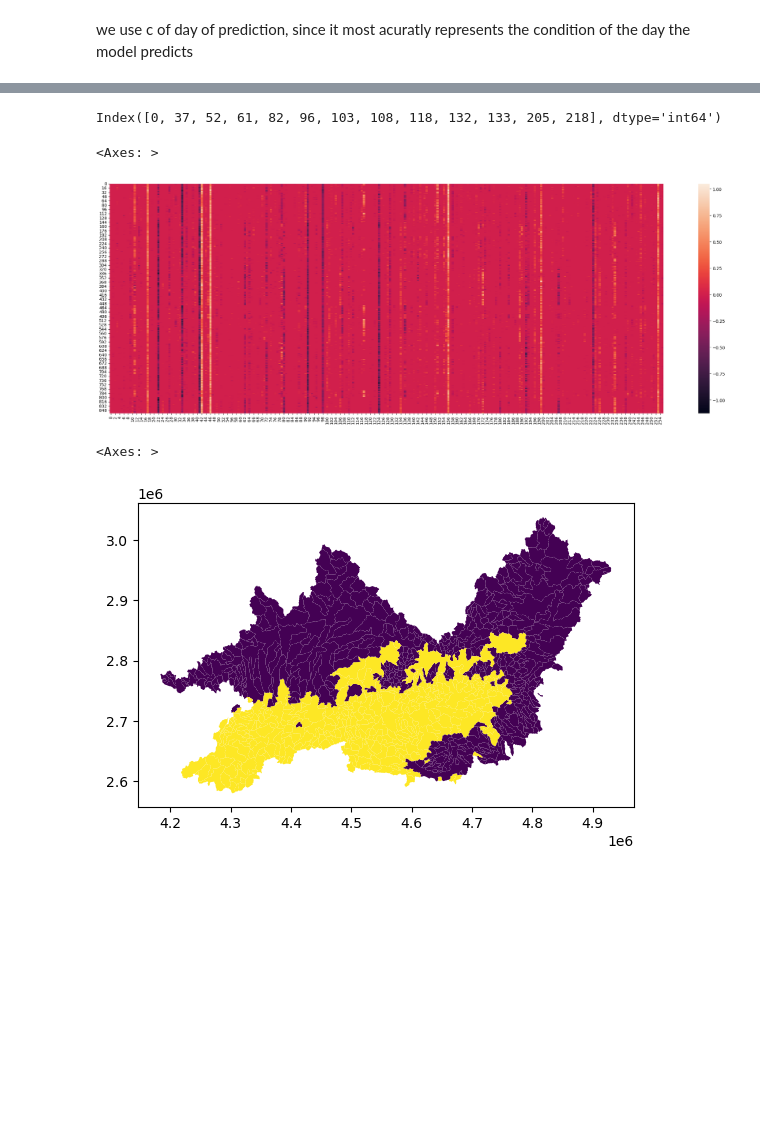
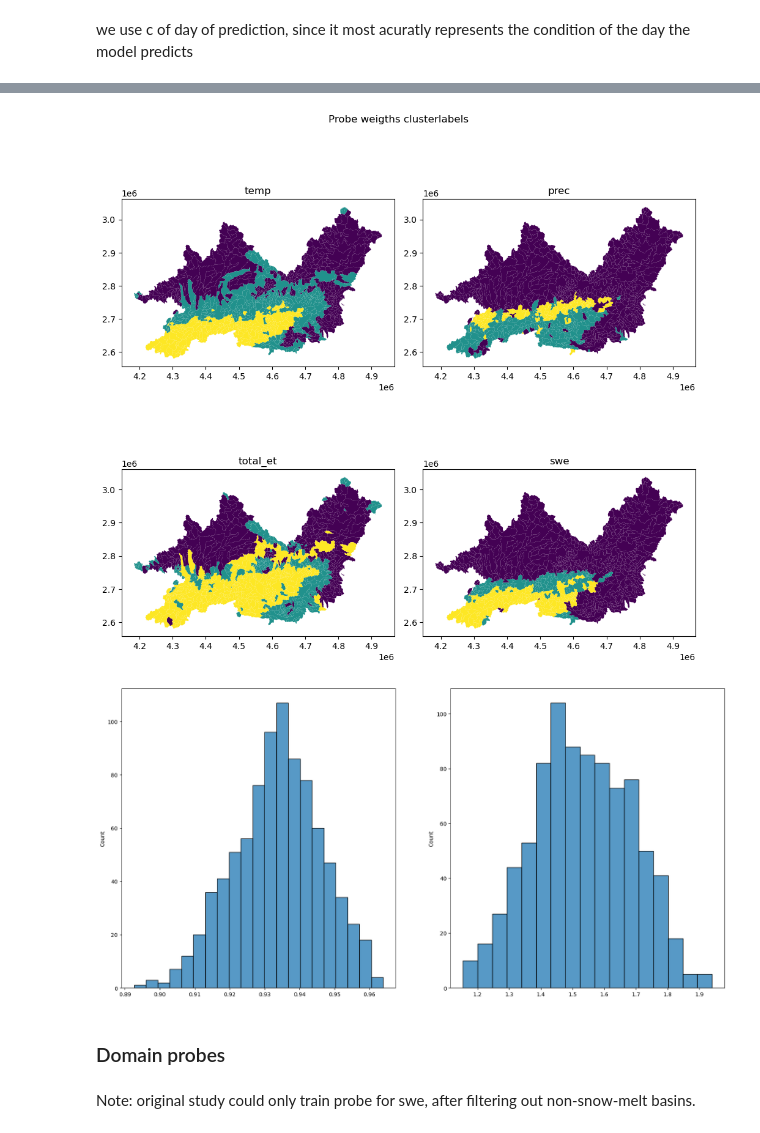
Before and after one commit to tripleUU-U/lamah-ce_lstm, a Jupyter notebook: analysis/probing.ipynb, the cells around one changed output, grey strips where cells are left out. Saved outputs shown, nothing was run; the diff lists cells and outputs as text; code cells hidden in the pictures; blank space fills up the shorter version.

```diff
--- a/analysis/probing.ipynb
+++ b/analysis/probing.ipynb
@@ -40,3 +43,5 @@ ts_path = Path("/home/wuhlmann/BA/data/raw_data/2_LamaH-CE_daily/B_basins_interm
+# %%
+ts_path = Path("/home/wuhlmann/BA/data/raw_data/2_LamaH-CE_daily/B_basins_intermediate_all/2_timeseries")
 # %%
 path = Path("/home/wuhlmann/BA/data/raw_data/2_LamaH-CE_daily/B_basins_intermediate_all/2_timeseries/daily")
 model_coef = []
@@ -133,4 +122,13 @@ for coef in model_coef:
 # %%
-with open("/home/wuhlmann/BA/data/processed_data/probing/full_q_512_3011_185525_cell_states_probing.p", "rb") as f:
-    probing_results = pickle.load(f)
+with open("/home/wuhlmann/BA/data/processed_data/probing/full_q_512_3011_185525_cell_states_2m_temp_mean_basin_probe.p", "rb") as f:
+	temp_basin_probe_results = pickle.load(f)
+
+with open("/home/wuhlmann/BA/data/processed_data/probing/full_q_512_3011_185525_cell_states_prec_basin_probe.p", "rb") as f:
+	prec_basin_probe_results = pickle.load(f)
+
+with open("/home/wuhlmann/BA/data/processed_data/probing/full_q_512_3011_185525_cell_states_total_et_basin_probe.p", "rb") as f:
+	total_et_basin_probe_results = pickle.load(f)
+
+with open("/home/wuhlmann/BA/data/processed_data/probing/full_q_512_3011_185525_cell_states_swe_basin_probe.p", "rb") as f:
+	swe_basin_probe_results = pickle.load(f)
 # %%
@@ -145,12 +177,0 @@ weights_df = pd.DataFrame(w_stack)
-# %%
-always_on= (weights_df == 0).all()
-print(always_on.index[always_on])
-# %% [output]
-Index([0, 37, 52, 61, 82, 96, 103, 108, 118, 132, 133, 205, 218], dtype='int64')
-# %%
-fig = plt.figure(figsize=(30,10))
-ax = fig.add_subplot(111)
-sns.heatmap(weights_df, ax=ax)
-# %% [output]
-<Axes: >
-[figure, removed]
@@ -157,17 +183,39 @@ sns.heatmap(weights_df, ax=ax)
 # %%
-import geopandas as gpd
-from sklearn.cluster import KMeans
+fig, axs = plt.subplots(2,2, figsize=(10,10))
+fig.suptitle("Probe weigths clusterlabels")
+kmeans = KMeans(3, random_state=42)
 
-lamah_gdf = gpd.read_file("/home/wuhlmann/BA/data/raw_data/2_LamaH-CE_daily/B_basins_intermediate_all/3_shapefiles/Basins_B.shp")
-lamah_gdf.set_index("ID", inplace=True)
-lamah_gdf.sort_index(ascending=True, inplace=True)
+for ax, probe, name in zip(
+	axs.ravel(),
+	[temp_basin_probe_results, prec_basin_probe_results, total_et_basin_probe_results, swe_basin_probe_results],
+	["temp", "prec", "total_et", "swe"]
+	):
 
-kmeans = KMeans(2, random_state=42)
+	weights = [probe[b]["coef"] for b in probe.keys()]
+	w_stack = np.vstack(weights)
+	weights_df = pd.DataFrame(w_stack)
 
-probe_weights_labels = kmeans.fit_predict(weights_df)
+	probe_weights_labels = kmeans.fit_predict(weights_df)
 
-lamah_gdf["probe_labels"] = probe_weights_labels
-lamah_gdf.plot(column="probe_labels")
+	col = f"{name}_labels"
+	lamah_gdf[col] = probe_weights_labels
+	lamah_gdf.plot(column=col, ax=ax)
+	ax.set_title(f"{name}")
+
+
+fig.savefig("/home/wuhlmann/BA/repo/lamah-ce_lstm/results/basin_probe_weigths_cluster.png", dpi=300)
+plt.tight_layout()
 # %% [output]
-<Axes: >
-[figure, old version]
+[figure, new version]
+# %%
+fig, axs = plt.subplots(1,2, figsize=(20,10))
+
+for ax, metric in zip(axs, [rtwos, maes]):
+
+	sns.histplot(metric, ax=ax)
+# %% [output]
+[figure, added]
+# %% [markdown]
+### Domain probes
+# %% [markdown]
+Note: original study could only train probe for swe, after filtering out non-snow-melt basins.
```
Also changed, not shown: parts of 14 cells of this notebook, 5 other files.
